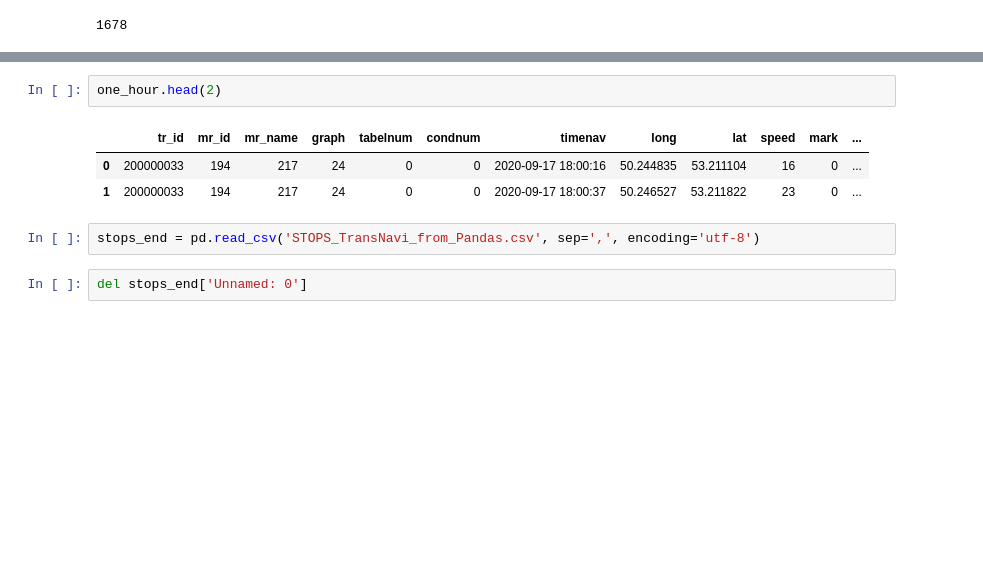
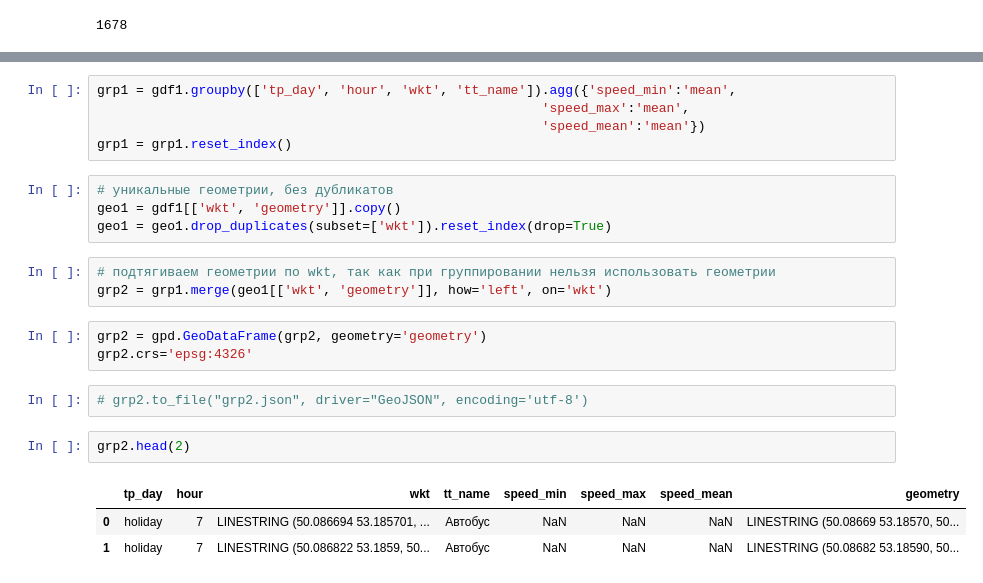
Before and after one commit to ochristm/samara, a Jupyter notebook: tracks/tracks.ipynb, the cells around one changed output, grey strips where cells are left out. Drawn from its saved outputs; the diff is of its cells as text; blank space fills up the shorter version.

```diff
--- a/tracks/tracks.ipynb
+++ b/tracks/tracks.ipynb
@@ -351,10 +438,23 @@ lst_trid = list(one_hour.tr_id.unique())
+# %%
+grp1 = gdf1.groupby(['tp_day', 'hour', 'wkt', 'tt_name']).agg({'speed_min':'mean',
+                                                         'speed_max':'mean',
+                                                         'speed_mean':'mean'})
+grp1 = grp1.reset_index()
+# %%
+# уникальные геометрии, без дубликатов
+geo1 = gdf1[['wkt', 'geometry']].copy()
+geo1 = geo1.drop_duplicates(subset=['wkt']).reset_index(drop=True)
+# %%
+# подтягиваем геометрии по wkt, так как при группировании нельзя использовать геометрии
+grp2 = grp1.merge(geo1[['wkt', 'geometry']], how='left', on='wkt')
+# %%
+grp2 = gpd.GeoDataFrame(grp2, geometry='geometry')
+grp2.crs='epsg:4326'
+# %%
+# grp2.to_file("grp2.json", driver="GeoJSON", encoding='utf-8')
 # %%
-one_hour.head(2)
+grp2.head(2)
 # %% [output]
-|  | tr_id | mr_id | mr_name | graph | tabelnum | condnum | timenav | long | lat | speed | mark | ... |
-| 0 | 200000033 | 194 | 217 | 24 | 0 | 0 | 2020-09-17 18:00:16 | 50.244835 | 53.211104 | 16 | 0 | ... |
-| 1 | 200000033 | 194 | 217 | 24 | 0 | 0 | 2020-09-17 18:00:37 | 50.246527 | 53.211822 | 23 | 0 | ... |
+|  | tp_day | hour | wkt | tt_name | speed_min | speed_max | speed_mean | geometry |
+| 0 | holiday | 7 | LINESTRING (50.086694 53.185701, ... | Автобус | NaN | NaN | NaN | LINESTRING (50.08669 53.18570, 50... |
+| 1 | holiday | 7 | LINESTRING (50.086822 53.1859, 50... | Автобус | NaN | NaN | NaN | LINESTRING (50.08682 53.18590, 50... |
-# %%
-stops_end = pd.read_csv('STOPS_TransNavi_from_Pandas.csv', sep=',', encoding='utf-8')
-# %%
-del stops_end['Unnamed: 0']
```
Also changed, not shown: parts of 49 cells of this notebook.
